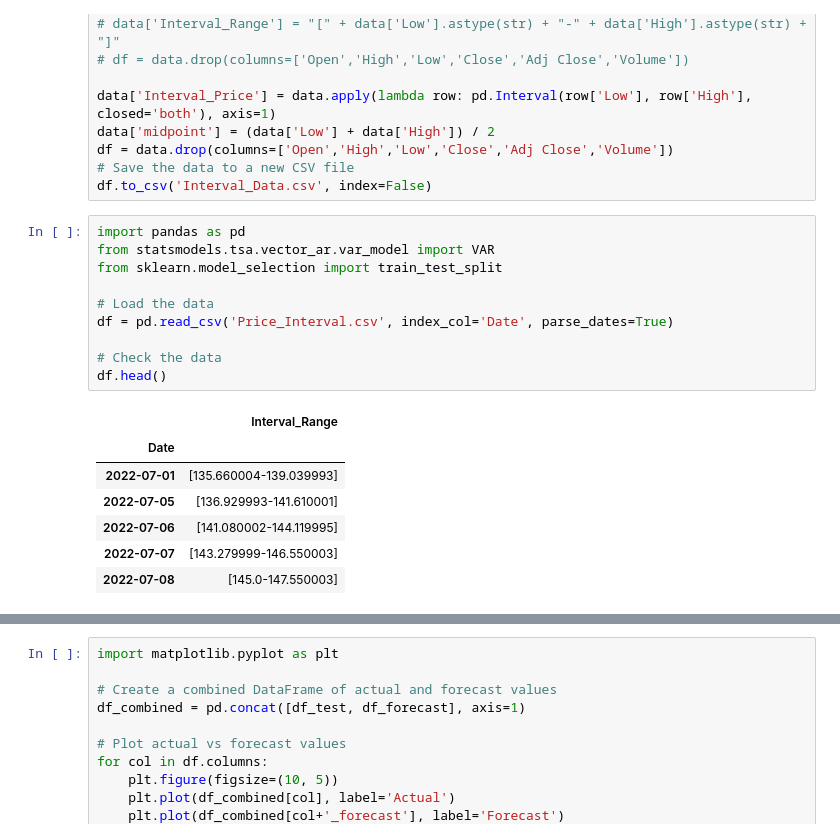
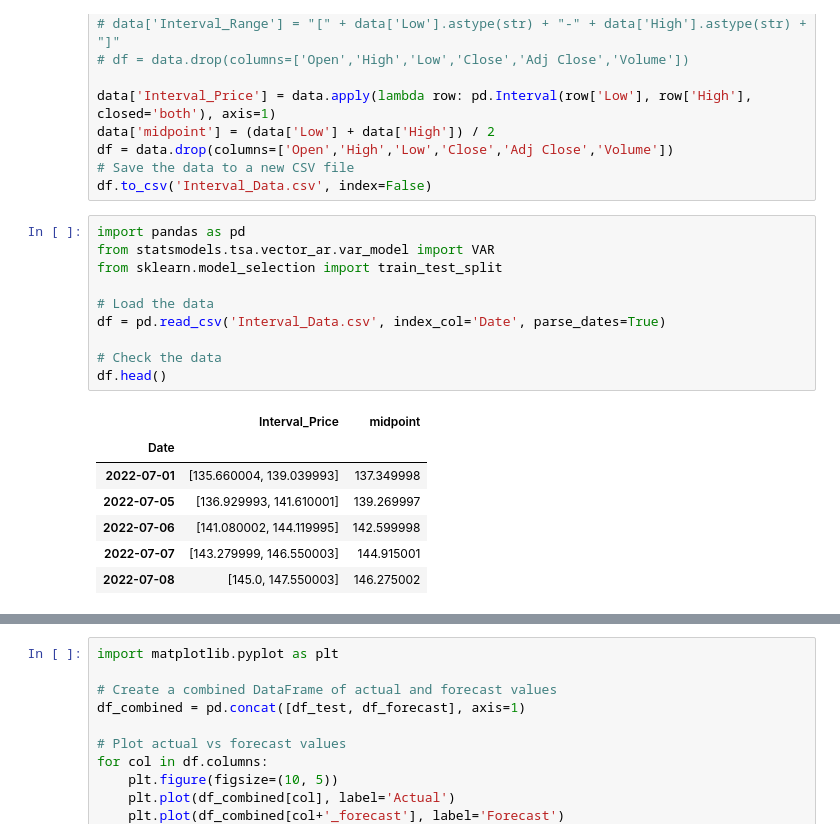
Before and after one commit to Jasper-Lizelin/FinalProject, a Jupyter notebook: data_processing.ipynb, the cells around one changed output, grey strips where cells are left out. Saved outputs shown, nothing was run; the diff lists cells and outputs as text.

```diff
--- a/data_processing.ipynb
+++ b/data_processing.ipynb
@@ -16,21 +16,21 @@ df.to_csv('Interval_Data.csv', index=False)
 # %%
 import pandas as pd
 from statsmodels.tsa.vector_ar.var_model import VAR
 from sklearn.model_selection import train_test_split
 
 # Load the data
-df = pd.read_csv('Price_Interval.csv', index_col='Date', parse_dates=True)
+df = pd.read_csv('Interval_Data.csv', index_col='Date', parse_dates=True)
 
 # Check the data
 df.head()
 # %% [output]
-|  | Interval_Range |
-| Date |  |
-| 2022-07-01 | [135.660004-139.039993] |
-| 2022-07-05 | [136.929993-141.610001] |
-| 2022-07-06 | [141.080002-144.119995] |
-| 2022-07-07 | [143.279999-146.550003] |
-| 2022-07-08 | [145.0-147.550003] |
+|  | Interval_Price | midpoint |
+| Date |  |  |
+| 2022-07-01 | [135.660004, 139.039993] | 137.349998 |
+| 2022-07-05 | [136.929993, 141.610001] | 139.269997 |
+| 2022-07-06 | [141.080002, 144.119995] | 142.599998 |
+| 2022-07-07 | [143.279999, 146.550003] | 144.915001 |
+| 2022-07-08 | [145.0, 147.550003] | 146.275002 |
 # %%
 from statsmodels.tsa.stattools import adfuller
 from statsmodels.tools.eval_measures import rmse
```
Also changed, not shown: parts of 1 cell of this notebook, 4 other files.
